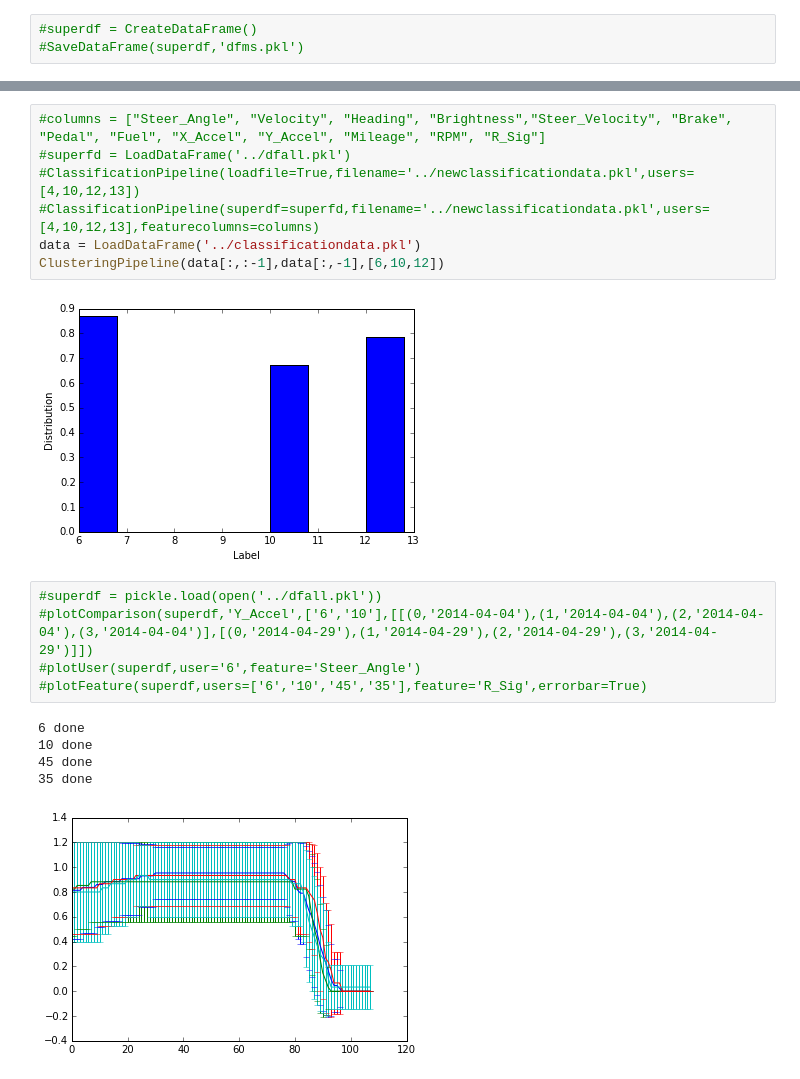
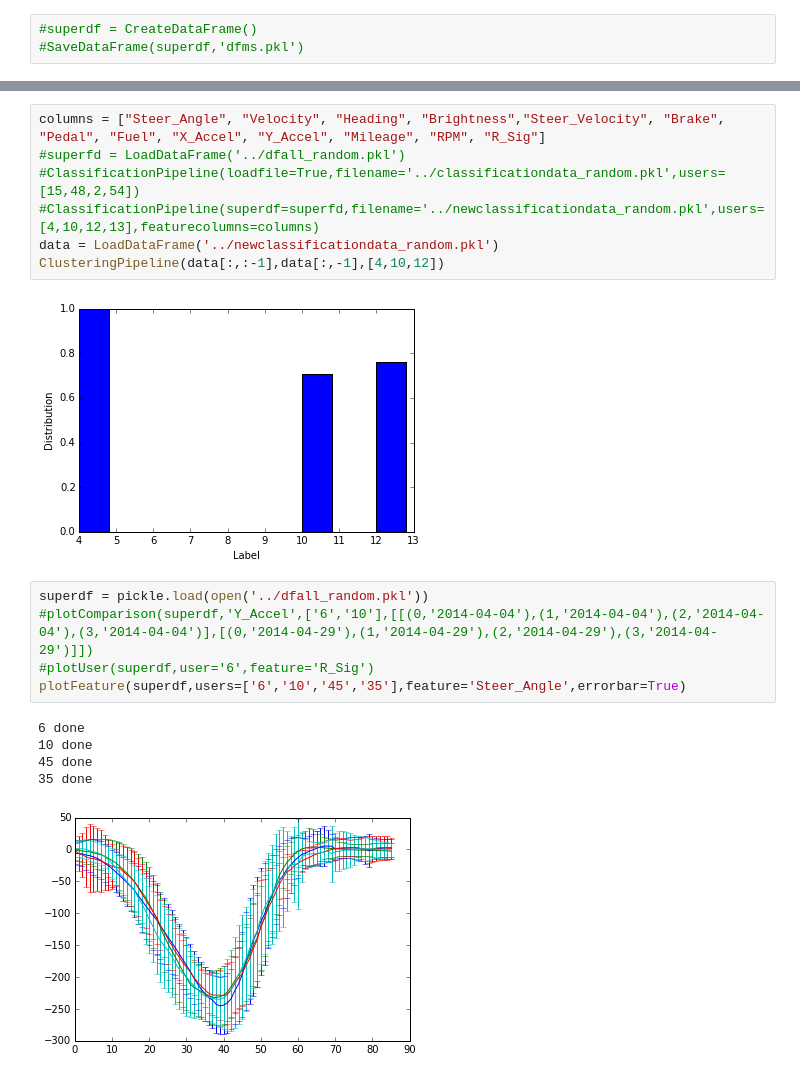
Before and after one commit to snap-stanford/series, a Jupyter notebook: Alignment.ipynb, the cells around one changed output, grey strips where cells are left out. Drawn from its saved outputs; the diff is of its cells as text.

```diff
--- a/Alignment.ipynb
+++ b/Alignment.ipynb
@@ -394,20 +416,20 @@ SaveDataFrame(np.column_stack((features,labels)),'../classificationdata.pkl')
 # %%
-#columns = ["Steer_Angle", "Velocity", "Heading", "Brightness","Steer_Velocity", "Brake", "Pedal", "Fuel", "X_Accel", "Y_Accel", "Mileage", "RPM", "R_Sig"]
-#superfd = LoadDataFrame('../dfall.pkl')
-#ClassificationPipeline(loadfile=True,filename='../newclassificationdata.pkl',users=[4,10,12,13])
-#ClassificationPipeline(superdf=superfd,filename='../newclassificationdata.pkl',users=[4,10,12,13],featurecolumns=columns)
-data = LoadDataFrame('../classificationdata.pkl')
-ClusteringPipeline(data[:,:-1],data[:,-1],[6,10,12])
+columns = ["Steer_Angle", "Velocity", "Heading", "Brightness","Steer_Velocity", "Brake", "Pedal", "Fuel", "X_Accel", "Y_Accel", "Mileage", "RPM", "R_Sig"]
+#superfd = LoadDataFrame('../dfall_random.pkl')
+#ClassificationPipeline(loadfile=True,filename='../classificationdata_random.pkl',users=[15,48,2,54])
+#ClassificationPipeline(superdf=superfd,filename='../newclassificationdata_random.pkl',users=[4,10,12,13],featurecolumns=columns)
+data = LoadDataFrame('../newclassificationdata_random.pkl')
+ClusteringPipeline(data[:,:-1],data[:,-1],[4,10,12])
 # %% [output]
-[figure, old version]
+[figure, new version]
 # %%
-#superdf = pickle.load(open('../dfall.pkl'))
+superdf = pickle.load(open('../dfall_random.pkl'))
 #plotComparison(superdf,'Y_Accel',['6','10'],[[(0,'2014-04-04'),(1,'2014-04-04'),(2,'2014-04-04'),(3,'2014-04-04')],[(0,'2014-04-29'),(1,'2014-04-29'),(2,'2014-04-29'),(3,'2014-04-29')]])
-#plotUser(superdf,user='6',feature='Steer_Angle')
-#plotFeature(superdf,users=['6','10','45','35'],feature='R_Sig',errorbar=True)
+#plotUser(superdf,user='6',feature='R_Sig')
+plotFeature(superdf,users=['6','10','45','35'],feature='Steer_Angle',errorbar=True)
 # %% [output]
 6 done
 10 done
 45 done
 35 done
-[figure, old version]
+[figure, new version]
```
Also changed, not shown: parts of 3 cells of this notebook.
